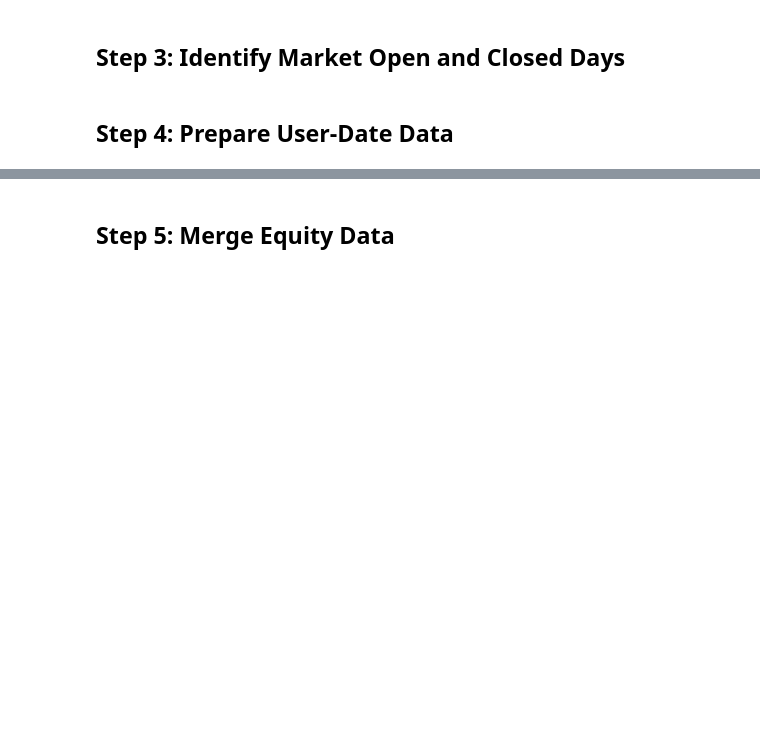
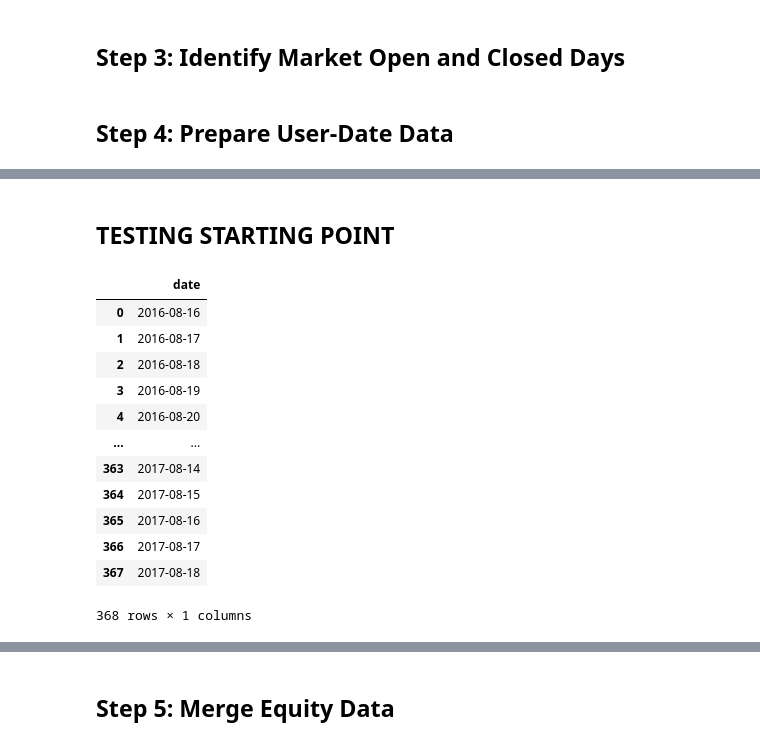
Before and after one commit to Michelangelo20/robinhood_classifer, a Jupyter notebook: src/notebook/robinhood_classifier_Q1_pandas.ipynb, the cells around one changed output, grey strips where cells are left out. Cells and saved outputs as stored; diff of their text form; code cells hidden in the pictures; blank space fills up the shorter version.

```diff
--- a/src/notebook/robinhood_classifier_Q1_pandas.ipynb
+++ b/src/notebook/robinhood_classifier_Q1_pandas.ipynb
@@ -176,0 +200,18 @@ user_date_df = user_date_df.merge(calendar_df, on='date', how='left')
+# %% [markdown]
+## TESTING STARTING POINT
+# %%
+date_df
+# %% [output]
+|  | date |
+| 0 | 2016-08-16 |
+| 1 | 2016-08-17 |
+| 2 | 2016-08-18 |
+| 3 | 2016-08-19 |
+| 4 | 2016-08-20 |
+| ... | ... |
+| 363 | 2017-08-14 |
+| 364 | 2017-08-15 |
+| 365 | 2017-08-16 |
+| 366 | 2017-08-17 |
+| 367 | 2017-08-18 |
+368 rows × 1 columns
```
Also changed, not shown: parts of 9 cells of this notebook.
